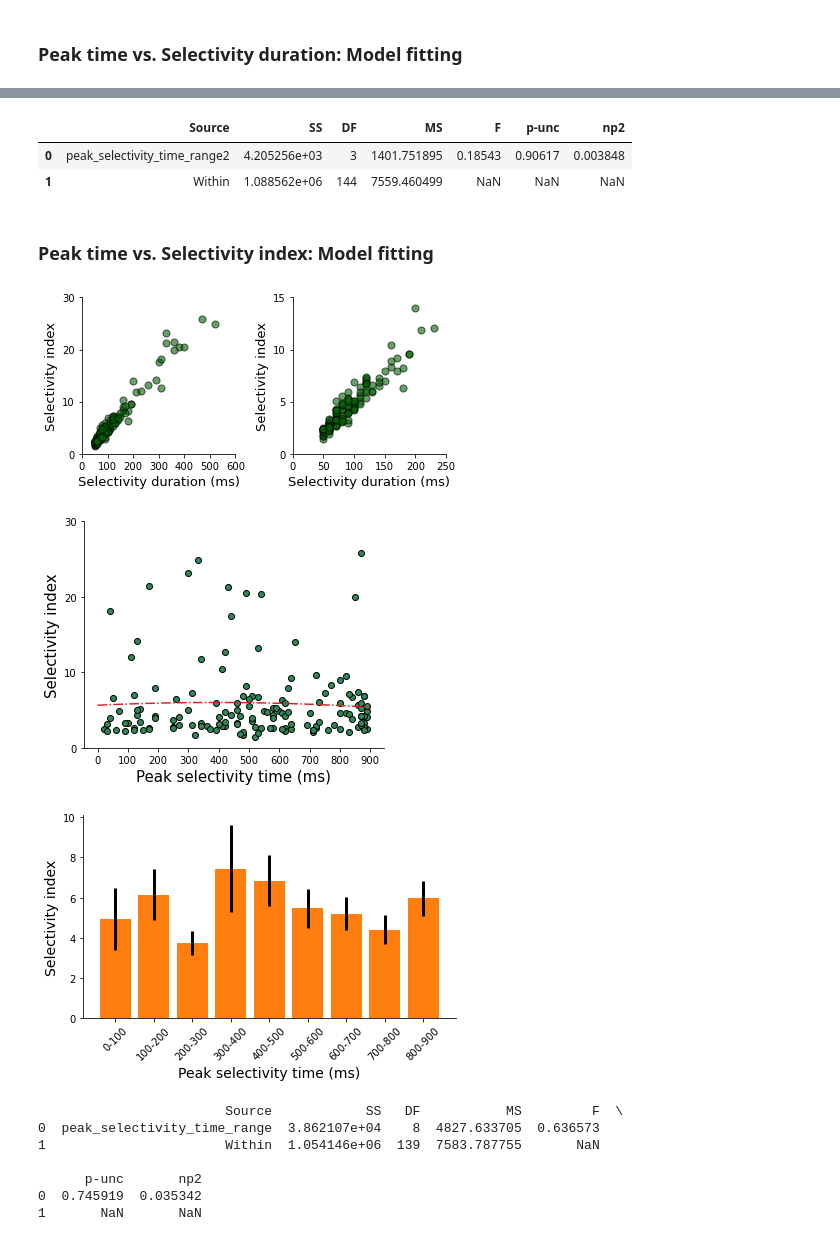
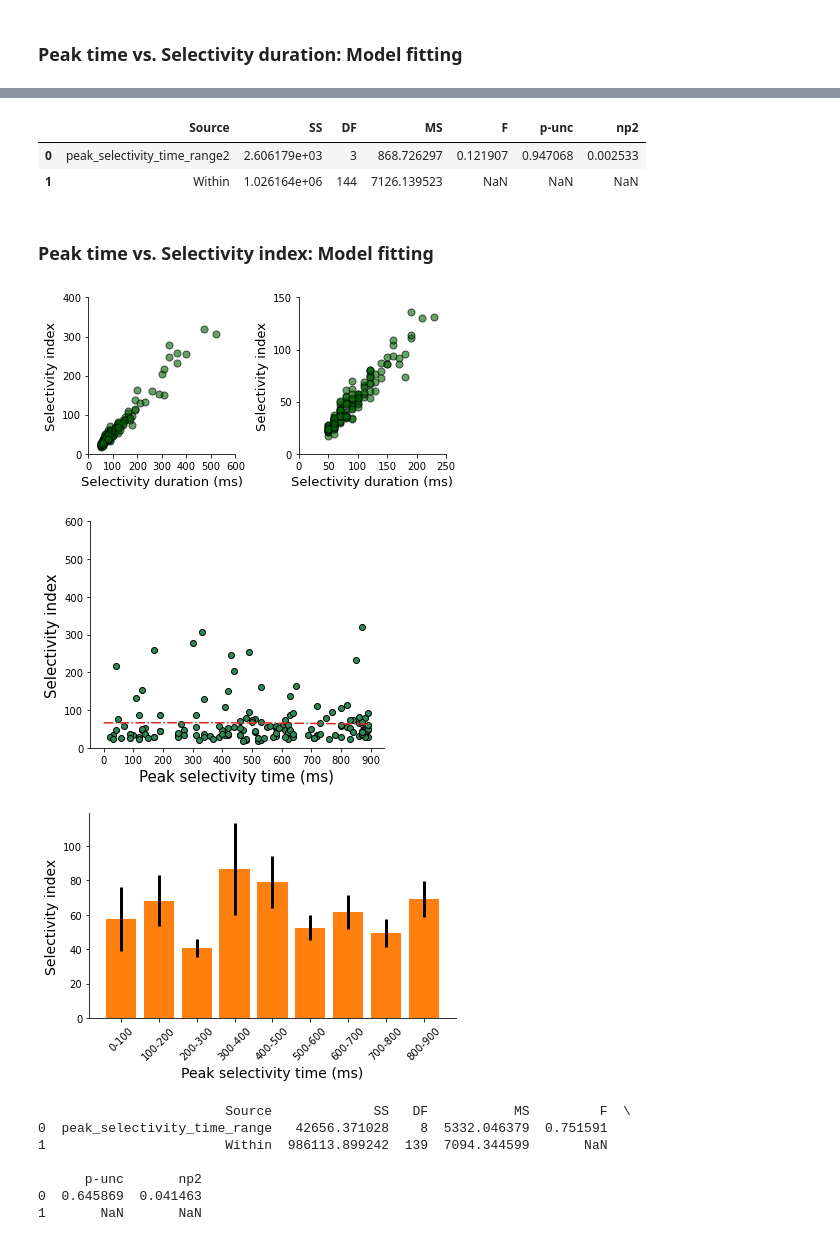
Before and after one commit to heung10/multimodal-object-recognition, a Jupyter notebook: neural/4. Basic properties of object selectivity.ipynb, the cells around one changed output, grey strips where cells are left out. Saved outputs shown, nothing was run; the diff lists cells and outputs as text; code cells hidden in the pictures.

Commit message:
Revert "completed population decoding using all time bins"
This reverts commit f9c6c69a7f4fb7fcad403c05db06225e1c7f02fc.

```diff
--- a/neural/4. Basic properties of object selectivity.ipynb
+++ b/neural/4. Basic properties of object selectivity.ipynb
@@ -41,10 +41,10 @@ today = str(date.today())
 ### Data preparation
 # %%
 # load hdf5 files containing shuffled results
-data_path = mother_path /'analysis'/'result'/'3. ANOVA'/'2023-07-10'
-data2_path = mother_path /'analysis'/'result'/'3.1 Multiple linear regression'/'2023-07-10'
-f = h5py.File(data_path/'2023-07-10_ANOVA_result.hdf5','r')
-f2 = h5py.File(data2_path/'2023-07-10_multiple_regression_result.hdf5','r')
+data_path = mother_path /'analysis'/'result'/'3. ANOVA'/'2023-07-03'
+data2_path = mother_path /'analysis'/'result'/'3.1 Multiple linear regression'/'2023-07-03'
+f = h5py.File(data_path/'2023-07-03_ANOVA_result.hdf5','r')
+f2 = h5py.File(data2_path/'2023-07-03_multiple_regression_result.hdf5','r')
 # %%
 def h5_to_df(f):
     keys = list(f.keys())
@@ -66,12 +66,12 @@ df.reset_index(inplace=True,drop=True)
 object_bin_all = np.zeros((0,90))
 
 for key in df['key']:
-    df.loc[df['key']==key,'pref_obj'] = f[key].attrs['preferred object']
+    df.loc[df['key']==key,'pref_obj'] = f[key].attrs['Preferred object']
     df.loc[df['key']==key,'peak_selectivity'] = np.max(f[f'{key}/anova_eta'])
-    df.loc[df['key']==key,'peak_selectivity_time'] = f[key].attrs['peak selectivity time']
+    df.loc[df['key']==key,'peak_selectivity_time'] = np.argmax(f[f'{key}/anova_eta'])*10
     df.loc[df['key']==key,'selectivity_duration'] = len(f[f'{key}/object_bin'])*10
     df.loc[df['key']==key,'selectivity_onset'] = np.min(f[f'{key}/object_bin'])*10
-    df.loc[df['key']==key,'selectivity_index'] = np.abs(f[key].attrs['selectivity index'])
+    df.loc[df['key']==key,'selectivity_index'] = np.abs(f[key].attrs['Selectivity index'])
 
     object_bin = np.zeros((1,90))
     object_bin[0,f[f'{key}/object_bin']] = 1
@@ -282,8 +282,8 @@ print(anova_result)
 pg.anova(data=df, dv='selectivity_duration', between='peak_selectivity_time_range2', detailed=True)
 # %% [output]
 |  | Source | SS | DF | MS | F | p-unc | np2 |
-| 0 | peak_selectivity_time_range2 | 4.205256e+03 | 3 | 1401.751895 | 0.18543 | 0.90617 | 0.003848 |
-| 1 | Within | 1.088562e+06 | 144 | 7559.460499 | NaN | NaN | NaN |
+| 0 | peak_selectivity_time_range2 | 2.606179e+03 | 3 | 868.726297 | 0.121907 | 0.947068 | 0.002533 |
+| 1 | Within | 1.026164e+06 | 144 | 7126.139523 | NaN | NaN | NaN |
 # %% [markdown]
 ### Peak time vs. Selectivity index: Model fitting
 # %%
@@ -293,8 +293,8 @@ ax[0].scatter(df['selectivity_duration'],df['selectivity_index'],
 ax[0].set_xlabel('Selectivity duration (ms)', fontsize=13)
 ax[0].set_xticks(np.arange(0,700,100))
 ax[0].set_ylabel('Selectivity index',fontsize=13)
-ax[0].set_yticks(np.arange(0,40,10))
-ax[0].set_ylim([0,30])
+ax[0].set_yticks(np.arange(0,500,100))
+
 
 ax[1].scatter(df['selectivity_duration'],df['selectivity_index'],
              edgecolors='k', facecolors='darkgreen',alpha=0.6, s=50)
@@ -302,13 +302,13 @@ ax[1].set_xlabel('Selectivity duration (ms)', fontsize=13)
 ax[1].set_xticks(np.arange(0,300,50))
 ax[1].set_xlim([0,250])
 ax[1].set_ylabel('Selectivity index',fontsize=13)
-ax[1].set_yticks(np.arange(0,20,5))
-ax[1].set_ylim([0,15])
+ax[1].set_yticks(np.arange(0,200,50))
+ax[1].set_ylim([0,150])
 
 plt.tight_layout()
 #plt.savefig(fig_path / 'SI_duration_scatter.png', dpi=300,facecolor='white')
 # %% [output]
-[figure, old version]
+[figure, new version]
 # %%
 ln_result, _ = curve_fit(ln,df['peak_selectivity_time'],df['selectivity_index'])
 poly_result, _ = curve_fit(poly,df['peak_selectivity_time'],df['selectivity_index'])
@@ -316,23 +316,23 @@ sigmoid_result, _ = curve_fit(sigmoid,df['peak_selectivity_time'],df['selectivit
 # %%
 fig,ax = plt.subplots(figsize=(5,4))
 
 ax.scatter(df['peak_selectivity_time'],df['selectivity_index'],edgecolors='k',facecolors='seagreen')
 ax.set_ylabel('Selectivity index',fontsize=15)
-ax.set_yticks(np.arange(0,35,10));
-ax.set_ylim([0,30])
+ax.set_yticks(np.arange(0,700,100));
+ax.set_ylim([0,600])
 ax.set_xlabel('Peak selectivity time (ms)',fontsize=15)
 ax.set_xticks(np.arange(0,1000,100));
 
 xline = np.arange(0,900,1)
 #ax.plot(xline,ln(xline,ln_result[0],ln_result[1]),color='tab:red',linestyle=':')
 ax.plot(xline,poly(xline,poly_result[0],poly_result[1],poly_result[2]),color='tab:red',linestyle='-.')
 #ax.plot(xline,sigmoid(xline,sigmoid_result[0],sigmoid_result[1],
 #                      sigmoid_result[2],sigmoid_result[3]),color='tab:red',linestyle='--')
 
 plt.tight_layout()
 #plt.savefig(fig_path / 'time_duration_scatter.png', dpi=300,facecolor='white')
 # %% [output]
-[figure, old version]
+[figure, new version]
 # %%
 fig,ax = plt.subplots(figsize=(6,4))
 
@@ -357,13 +357,13 @@ plt.show()
 anova_result = pg.anova(data=df, dv='selectivity_duration', between='peak_selectivity_time_range', detailed=True)
 print(anova_result)
 # %% [output]
-[figure, old version]
+[figure, new version]
-                        Source            SS   DF           MS         F  \
-0  peak_selectivity_time_range  3.862107e+04    8  4827.633705  0.636573
-1                       Within  1.054146e+06  139  7583.787755       NaN
+                        Source             SS   DF           MS         F  \
+0  peak_selectivity_time_range   42656.371028    8  5332.046379  0.751591
+1                       Within  986113.899242  139  7094.344599       NaN
 
       p-unc       np2
-0  0.745919  0.035342
+0  0.645869  0.041463
 1       NaN       NaN
 # %%
 fig,ax = plt.subplots(figsize=(5,4))
```
Also changed, not shown: parts of 6 cells of this notebook, 6 other files.
